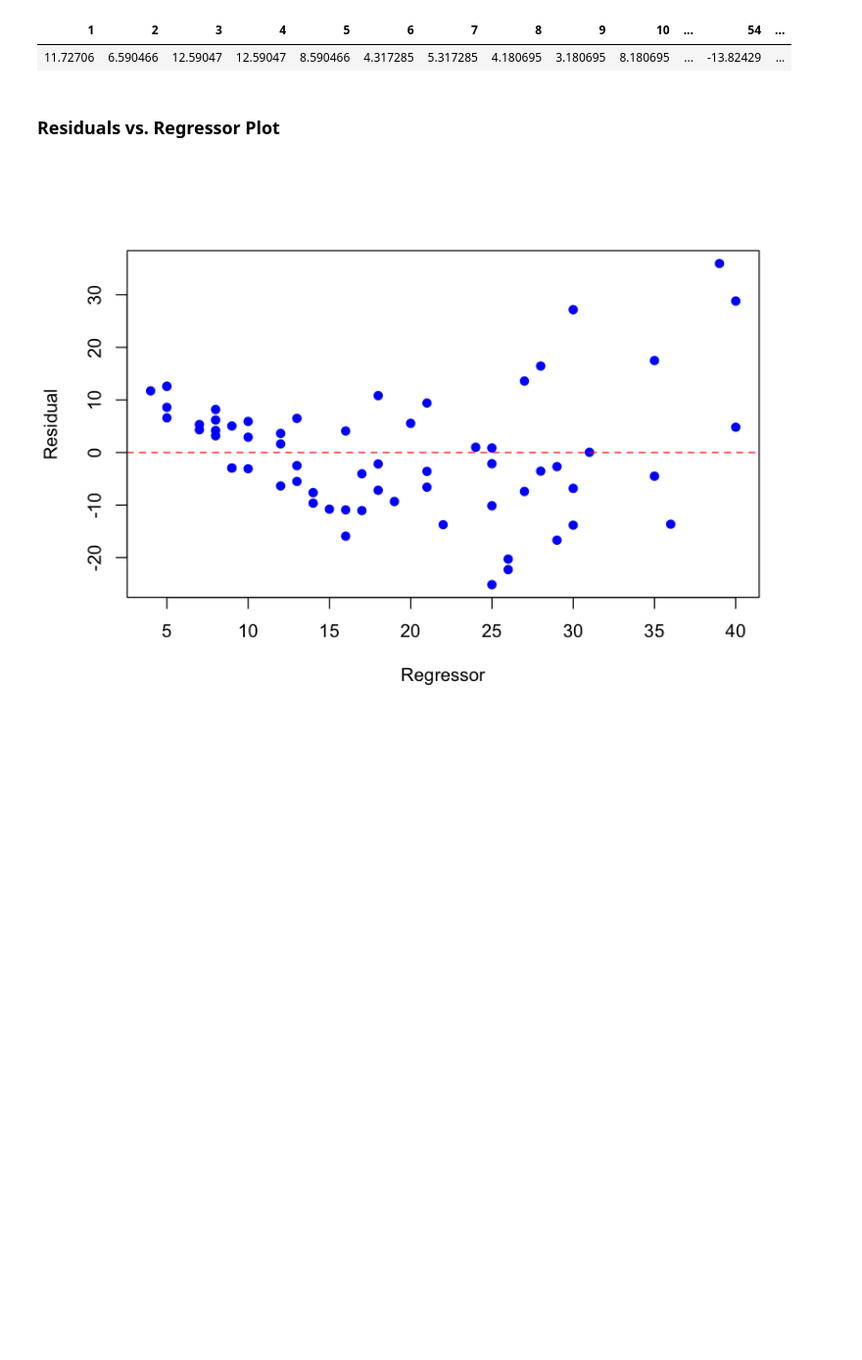
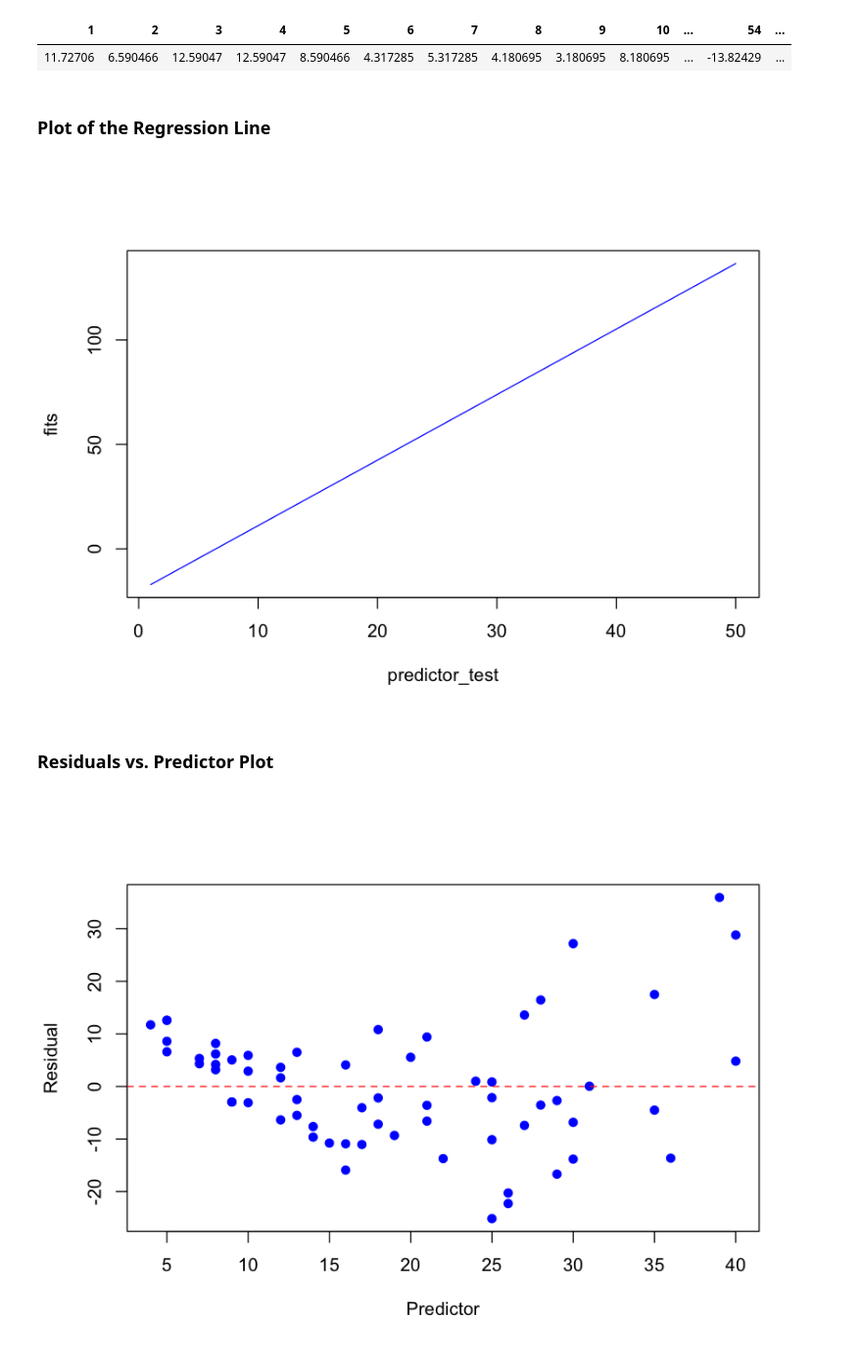
Before and after one commit to trankhanhtk/Statistics-with-R, a Jupyter notebook: Tranforming_Data_in_Leanear_Regression_Model.ipynb, the cells around one changed output. Shown at 98% size. Cells and saved outputs as stored; diff of their text form; code cells hidden in the pictures; blank space fills up the shorter version.

Commit message:
Transforming data in leanear regression model

```diff
--- a/Tranforming_Data_in_Leanear_Regression_Model.ipynb
+++ b/Tranforming_Data_in_Leanear_Regression_Model.ipynb
@@ -48,6 +48,14 @@ t(res)
 # %% [output]
 | 1 | 2 | 3 | 4 | 5 | 6 | 7 | 8 | 9 | 10 | ... | 54 | ... |
 | 11.72706 | 6.590466 | 12.59047 | 12.59047 | 8.590466 | 4.317285 | 5.317285 | 4.180695 | 3.180695 | 8.180695 | ... | -13.82429 | ... |
+# %% [markdown]
+### Plot of the Regression Line
+# %%
+predictor_test = seq(1, 50, length=9)
+fits = model.summ$coefficients[1] + predictor_test * model.summ$coefficients[2]
+plot(predictor_test, fits, type='l', col='blue')
+# %% [output]
+[figure, added]
 # %% [markdown]
-### Residuals vs. Regressor Plot
+### Residuals vs. Predictor Plot
 # %%
```
Also changed, not shown: parts of 5 cells of this notebook.
